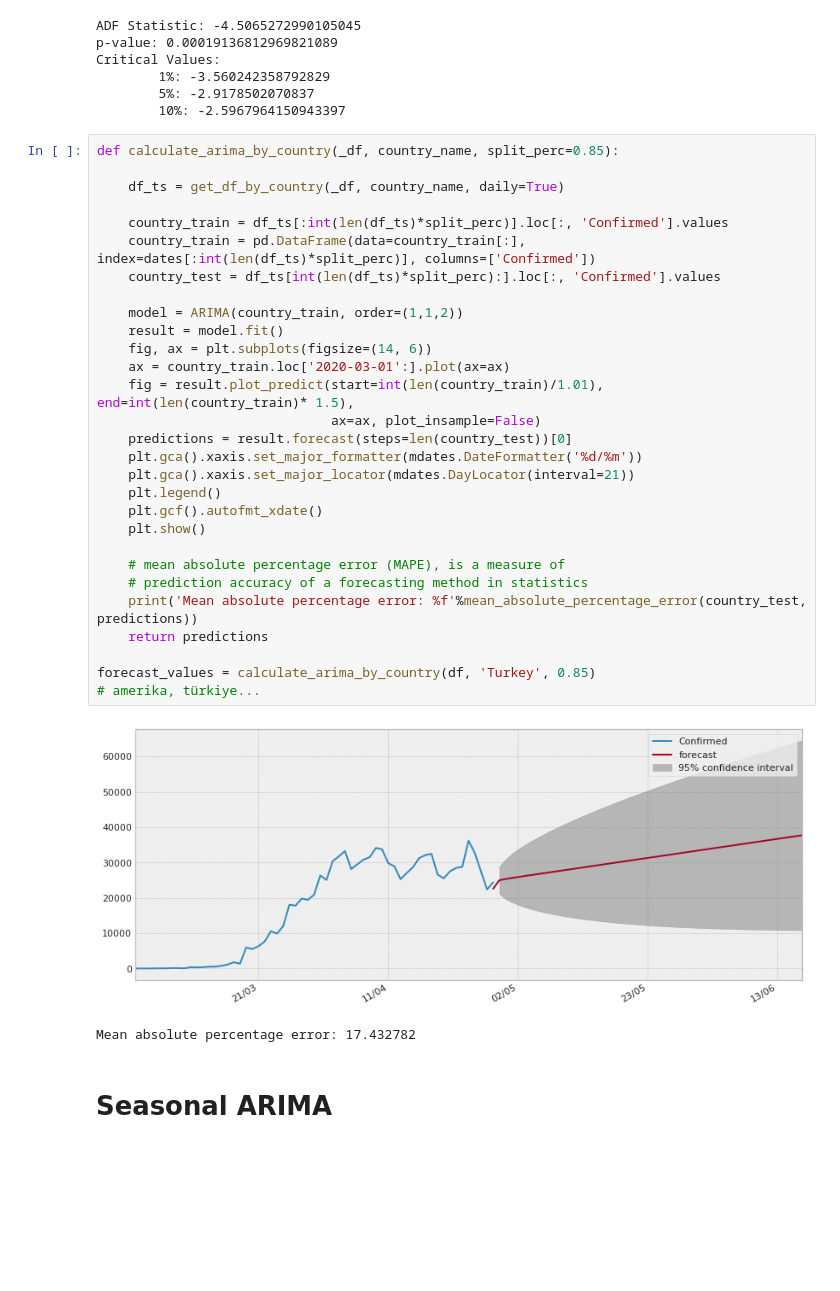
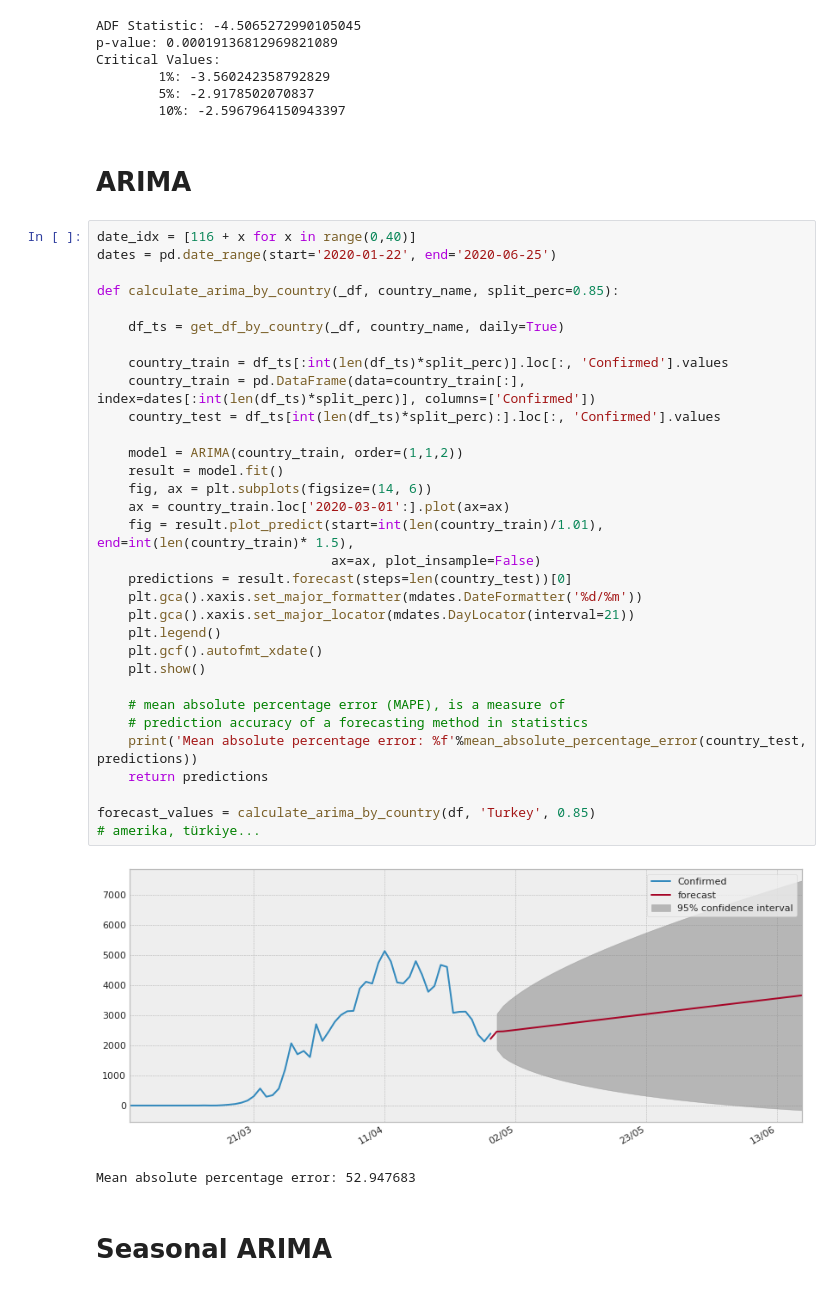
Before and after one commit to bubabi/covid-19-forecasting, a Jupyter notebook: ARIMA_SARIMAX.ipynb, the cells around one changed output. Cells and saved outputs as stored; diff of their text form; blank space fills up the shorter version.

```diff
--- a/ARIMA_SARIMAX.ipynb
+++ b/ARIMA_SARIMAX.ipynb
@@ -325,38 +327,43 @@ Critical Values:
         1%: -3.560242358792829
         5%: -2.9178502070837
         10%: -2.5967964150943397
+# %% [markdown]
+# ARIMA
 # %%
+date_idx = [116 + x for x in range(0,40)]
+dates = pd.date_range(start='2020-01-22', end='2020-06-25')
+
 def calculate_arima_by_country(_df, country_name, split_perc=0.85):
 
     df_ts = get_df_by_country(_df, country_name, daily=True)
 
     country_train = df_ts[:int(len(df_ts)*split_perc)].loc[:, 'Confirmed'].values
     country_train = pd.DataFrame(data=country_train[:], index=dates[:int(len(df_ts)*split_perc)], columns=['Confirmed'])
     country_test = df_ts[int(len(df_ts)*split_perc):].loc[:, 'Confirmed'].values
 
     model = ARIMA(country_train, order=(1,1,2))
     result = model.fit()
     fig, ax = plt.subplots(figsize=(14, 6))
     ax = country_train.loc['2020-03-01':].plot(ax=ax)
     fig = result.plot_predict(start=int(len(country_train)/1.01), end=int(len(country_train)* 1.5),
                               ax=ax, plot_insample=False)
     predictions = result.forecast(steps=len(country_test))[0]
     plt.gca().xaxis.set_major_formatter(mdates.DateFormatter('%d/%m'))
     plt.gca().xaxis.set_major_locator(mdates.DayLocator(interval=21))
     plt.legend()
     plt.gcf().autofmt_xdate()
     plt.show()
 
     # mean absolute percentage error (MAPE), is a measure of
     # prediction accuracy of a forecasting method in statistics
     print('Mean absolute percentage error: %f'%mean_absolute_percentage_error(country_test, predictions))
     return predictions
 
 forecast_values = calculate_arima_by_country(df, 'Turkey', 0.85)
 # amerika, türkiye...
 # %% [output]
-[figure, old version]
+[figure, new version]
-Mean absolute percentage error: 17.432782
+Mean absolute percentage error: 52.947683
 # %% [markdown]
 # Seasonal ARIMA
 # %%
```
Also changed, not shown: parts of 12 cells of this notebook.
